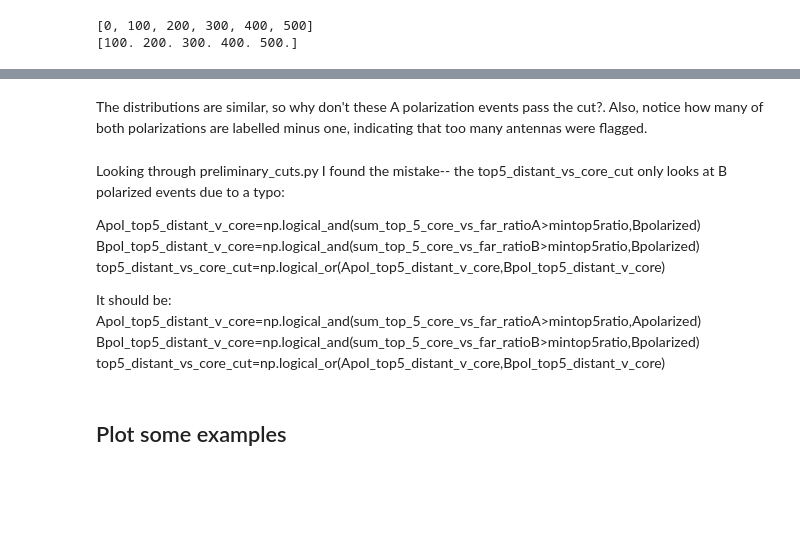
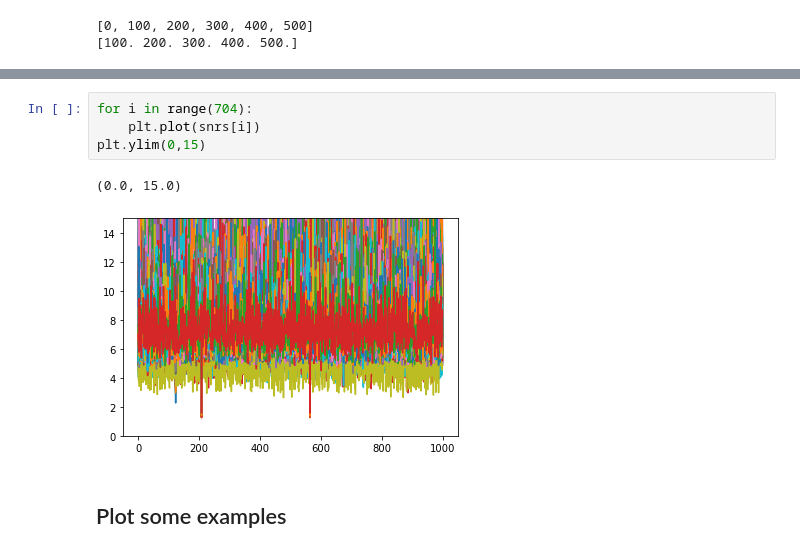
Before and after one commit to kathrynplant/lwa-cosmic-rays, a Jupyter notebook: Simulation_Results.ipynb, the cells around one changed output, grey strips where cells are left out. Drawn from its saved outputs; the diff is of its cells as text; blank space fills up the shorter version.

```diff
--- a/Simulation_Results.ipynb
+++ b/Simulation_Results.ipynb
@@ -406,17 +426,10 @@ plt.show()
-# %% [markdown]
-The distributions are similar, so why don't these A polarization events pass the cut?.
-Also, notice how many of both polarizations are labelled minus one, indicating that too many antennas were flagged.
-# %% [markdown]
-Looking through preliminary_cuts.py I found the mistake-- the top5_distant_vs_core_cut only looks at B polarized events due to a typo:
-
-Apol_top5_distant_v_core=np.logical_and(sum_top_5_core_vs_far_ratioA>mintop5ratio,Bpolarized)
-Bpol_top5_distant_v_core=np.logical_and(sum_top_5_core_vs_far_ratioB>mintop5ratio,Bpolarized)
-top5_distant_vs_core_cut=np.logical_or(Apol_top5_distant_v_core,Bpol_top5_distant_v_core)
-
-It should be:
-Apol_top5_distant_v_core=np.logical_and(sum_top_5_core_vs_far_ratioA>mintop5ratio,Apolarized)
-Bpol_top5_distant_v_core=np.logical_and(sum_top_5_core_vs_far_ratioB>mintop5ratio,Bpolarized)
-top5_distant_vs_core_cut=np.logical_or(Apol_top5_distant_v_core,Bpol_top5_distant_v_core)
+# %%
+for i in range(704):
+    plt.plot(snrs[i])
+plt.ylim(0,15)
+# %% [output]
+(0.0, 15.0)
+[figure, added]
 # %% [markdown]
 ## Plot some examples
 # %%
```
Also changed, not shown: parts of 14 cells of this notebook, 1 other file.
